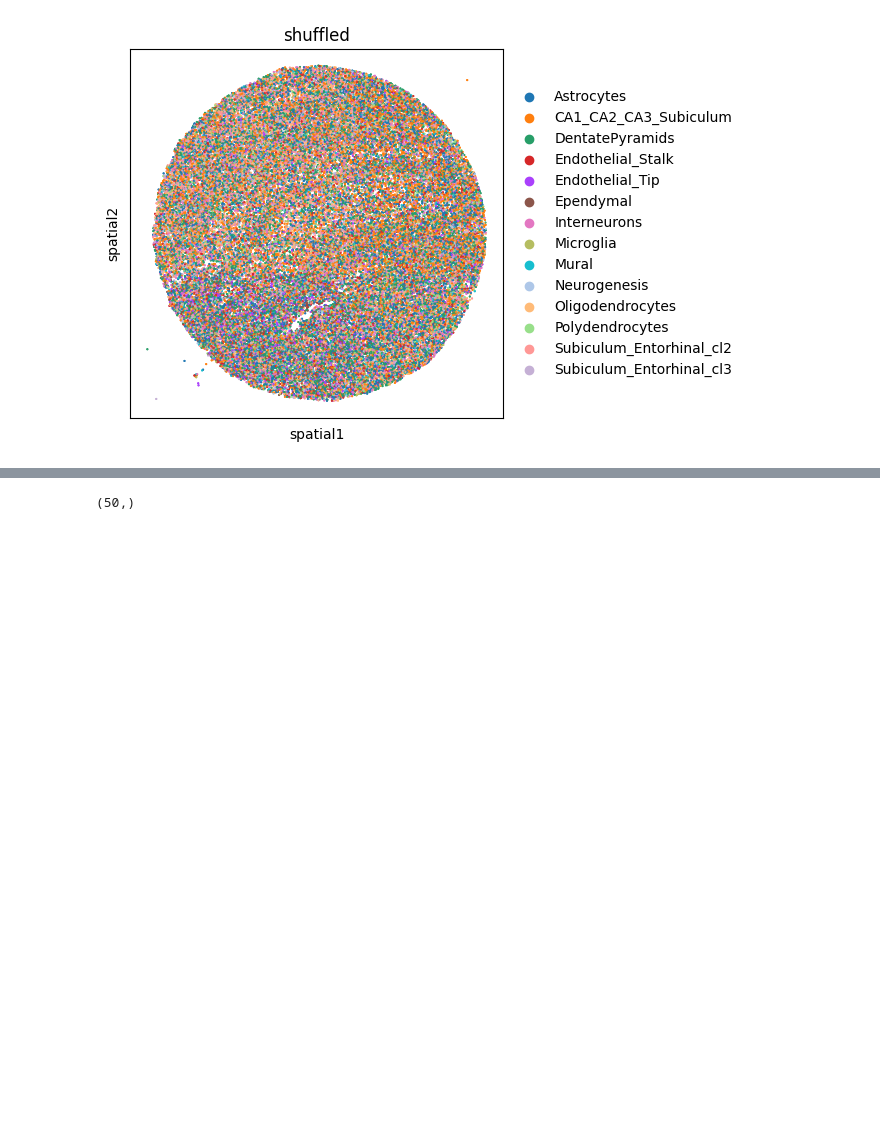
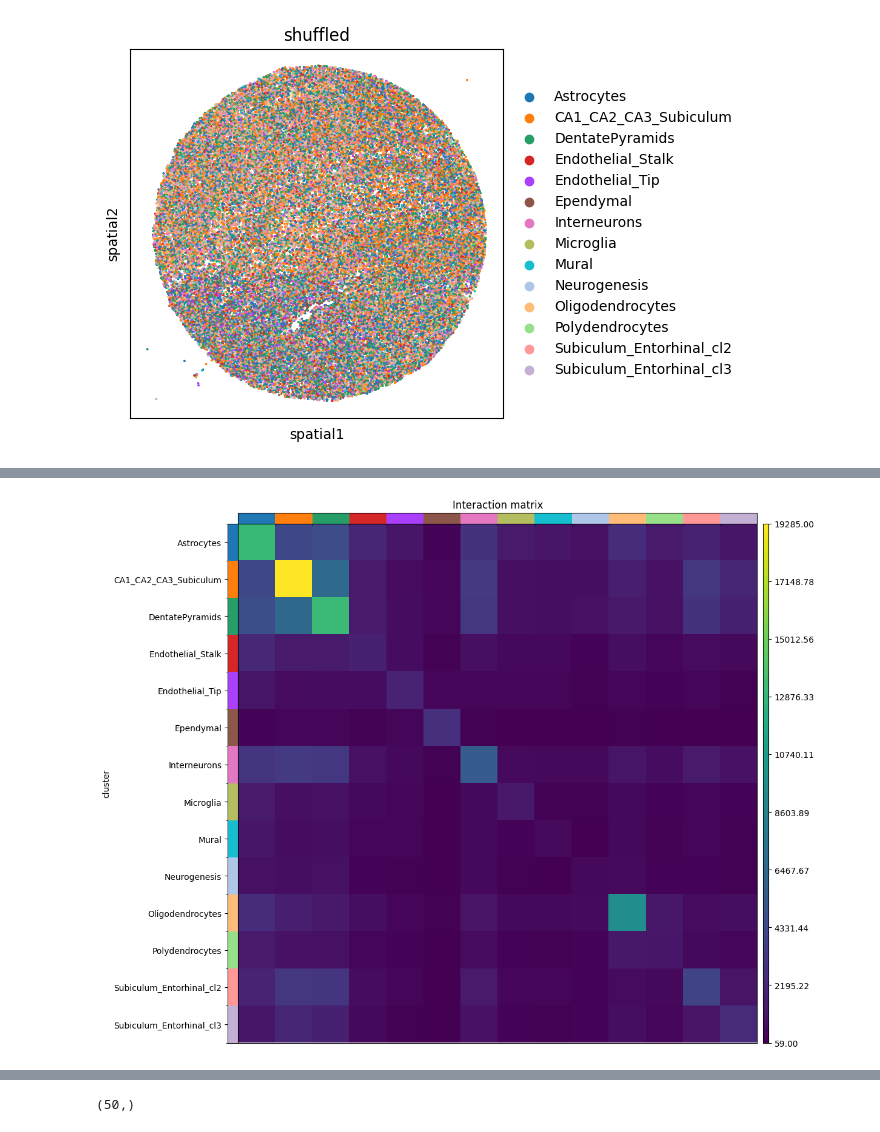
Before and after one commit to JEFworks-Lab/CRAWDAD, a Jupyter notebook: squidpy/compute_ripley.ipynb, the cells around one changed output, grey strips where cells are left out. Cells and saved outputs as stored; diff of their text form; code cells hidden in the pictures; blank space fills up the shorter version.

```diff
--- a/squidpy/compute_ripley.ipynb
+++ b/squidpy/compute_ripley.ipynb
@@ -204,0 +211,5 @@ WARNING: Please specify a valid `library_id` or set it permanently in `adata.uns
+# %%
+sq.gr.interaction_matrix(adata, cluster_key="cluster", normalized=False)
+sq.pl.interaction_matrix(adata, cluster_key="cluster")
+# %% [output]
+[figure, added]
```
Also changed, not shown: parts of 11 cells of this notebook, 8 other files.
